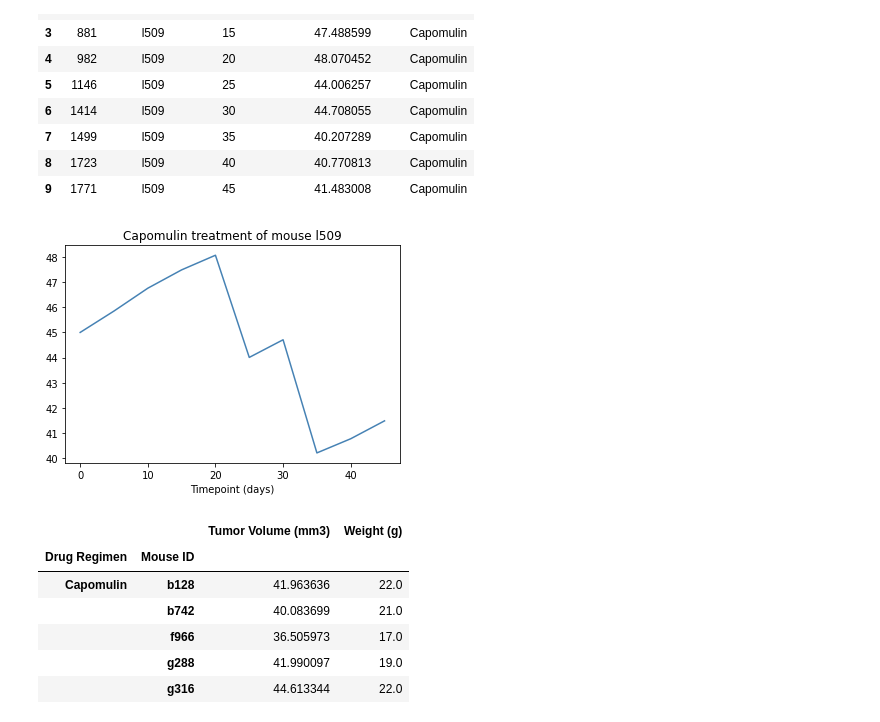
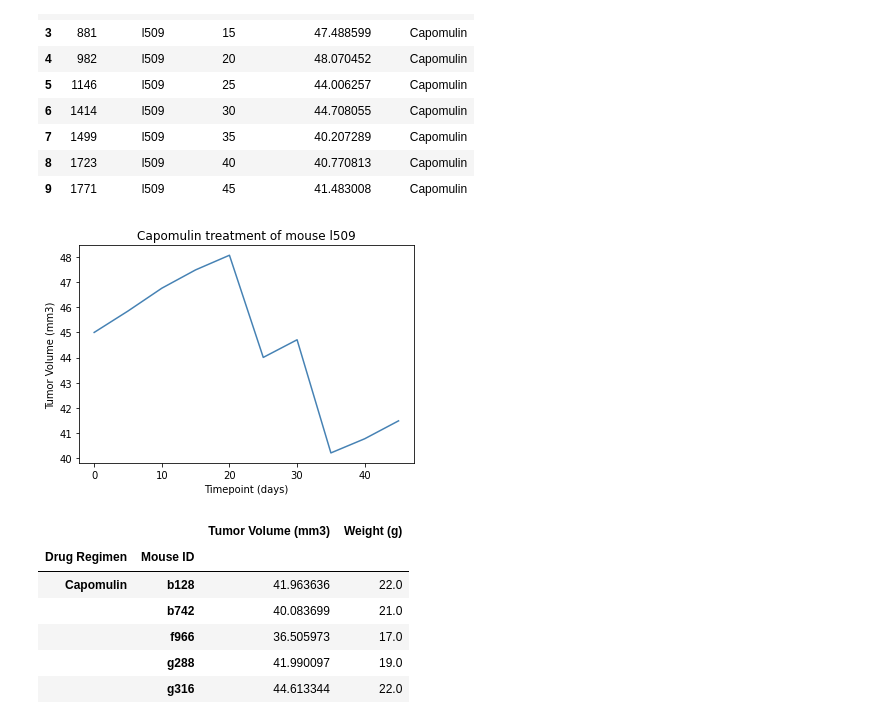
Before and after one commit to jananeesaranraj/Matplotlib, a Jupyter notebook: Pymaceuticals/Pymaceuticals.ipynb, the cells around one changed output. Cells and saved outputs as stored; diff of their text form; code cells hidden in the pictures.

```diff
--- a/Pymaceuticals/Pymaceuticals.ipynb
+++ b/Pymaceuticals/Pymaceuticals.ipynb
@@ -356,13 +358,12 @@ line_df.reset_index()
 # %%
 x_axis = np.arange(0,50,5)
 tumor_plot,=plt.plot(x_axis,line_df["Tumor Volume (mm3)"], color="steelblue")
 plt.title("Capomulin treatment of mouse l509")
 plt.xlabel("Timepoint (days)")
-plt.ylabel()
-# plt.ylabel("Tumor Volume (mm3)")
+plt.ylabel("Tumor Volume (mm3)")
 plt.show()
 # %% [output]
-[figure, old version]
+[figure, new version]
 # %%
 # Generate a scatter plot of average tumor volume vs. mouse weight for the Capomulin regimen
 scatter_df = df.groupby(["Drug Regimen","Mouse ID"]).mean()[["Tumor Volume (mm3)","Weight (g)"]]
```
Also changed, not shown: parts of 4 cells of this notebook.
